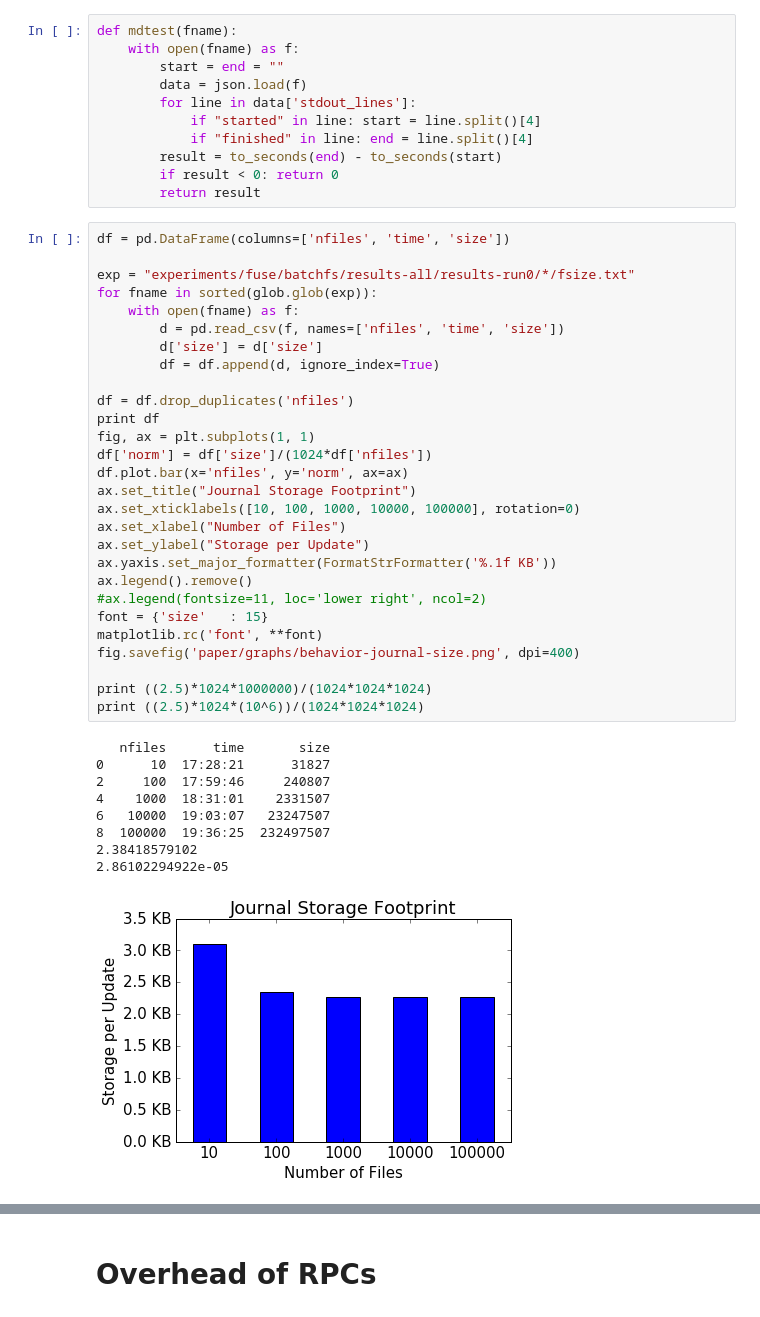
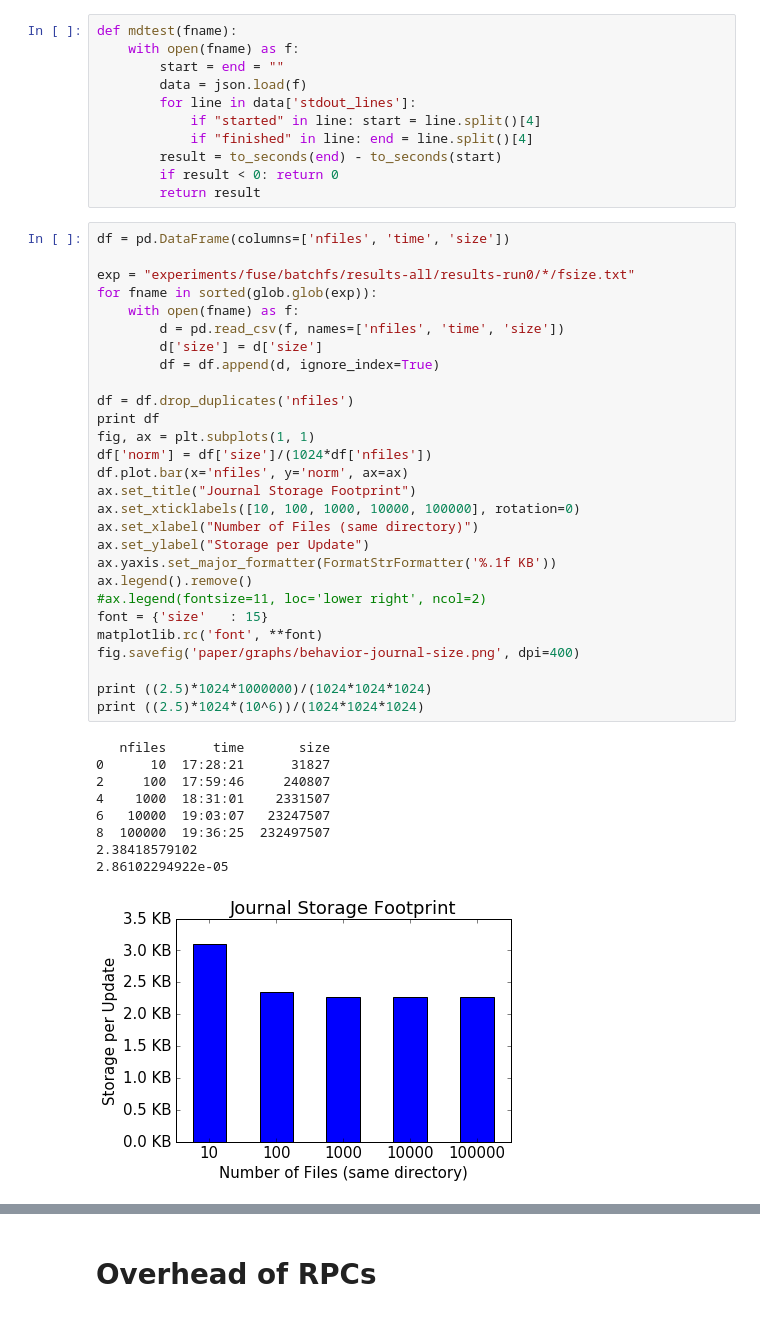
Before and after one commit to michaelsevilla/anonymous-popper, a Jupyter notebook: viz-decoupled.ipynb, the cells around one changed output, grey strips where cells are left out. Saved outputs shown, nothing was run; the diff lists cells and outputs as text.

```diff
--- a/viz-decoupled.ipynb
+++ b/viz-decoupled.ipynb
@@ -39,35 +39,35 @@ for fname in sorted(glob.glob(exp)):
         d = pd.read_csv(f, names=['nfiles', 'time', 'size'])
         d['size'] = d['size']
         df = df.append(d, ignore_index=True)
 
 df = df.drop_duplicates('nfiles')
 print df
 fig, ax = plt.subplots(1, 1)
 df['norm'] = df['size']/(1024*df['nfiles'])
 df.plot.bar(x='nfiles', y='norm', ax=ax)
 ax.set_title("Journal Storage Footprint")
 ax.set_xticklabels([10, 100, 1000, 10000, 100000], rotation=0)
-ax.set_xlabel("Number of Files")
+ax.set_xlabel("Number of Files (same directory)")
 ax.set_ylabel("Storage per Update")
 ax.yaxis.set_major_formatter(FormatStrFormatter('%.1f KB'))
 ax.legend().remove()
 #ax.legend(fontsize=11, loc='lower right', ncol=2)
 font = {'size'   : 15}
 matplotlib.rc('font', **font)
 fig.savefig('paper/graphs/behavior-journal-size.png', dpi=400)
 
 print ((2.5)*1024*1000000)/(1024*1024*1024)
 print ((2.5)*1024*(10^6))/(1024*1024*1024)
 # %% [output]
    nfiles      time       size
 0      10  17:28:21      31827
 2     100  17:59:46     240807
 4    1000  18:31:01    2331507
 6   10000  19:03:07   23247507
 8  100000  19:36:25  232497507
 2.38418579102
 2.86102294922e-05
-[figure, old version]
+[figure, new version]
 # %%
 fig, ax = plt.subplots(1, 1)
 exp   = "experiments/fuse/batchfs/results-all/"
```
Also changed, not shown: parts of 2 cells of this notebook, 23 other files.
